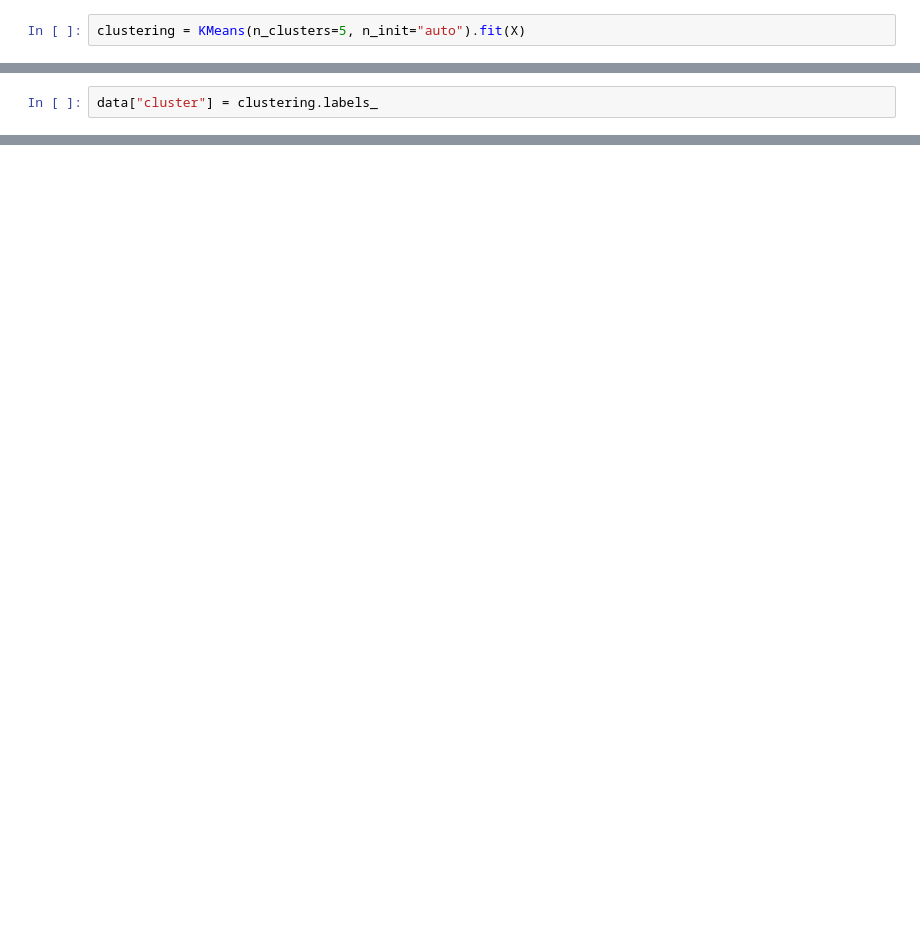
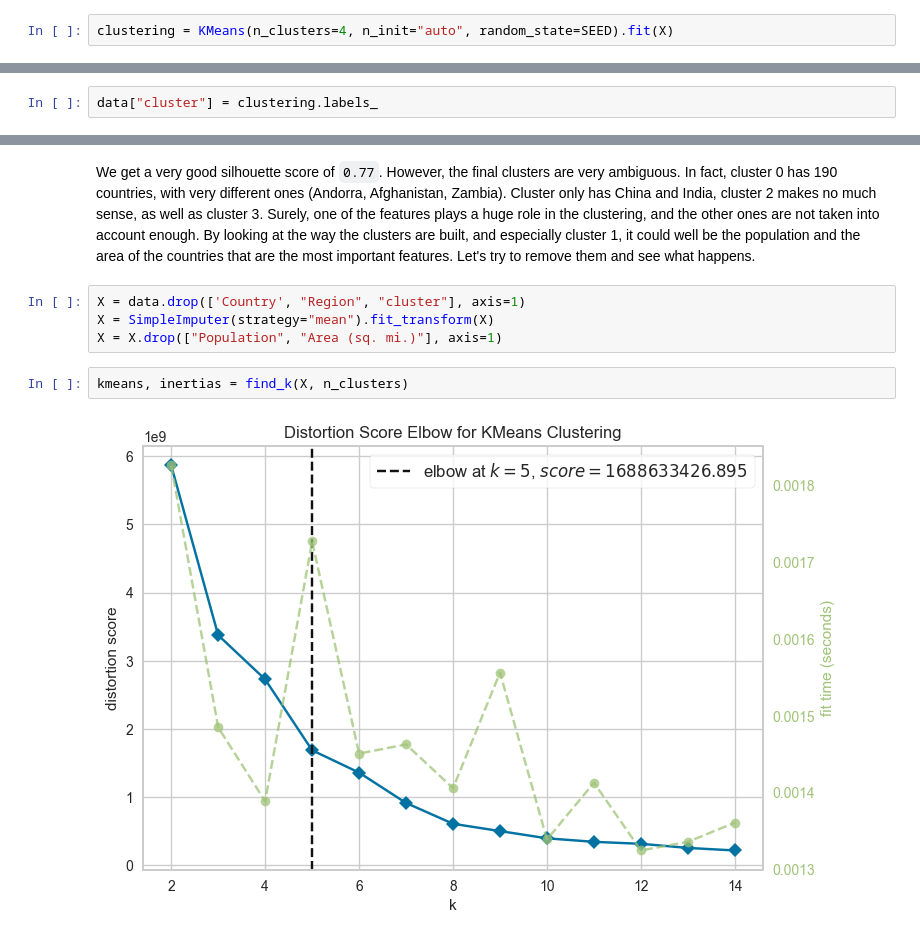
Before and after one commit to theo88400/FTML_RPGF, a Jupyter notebook: Exercise7/Exercise7.ipynb, the cells around one changed output, grey strips where cells are left out. Drawn from its saved outputs; the diff is of its cells as text; blank space fills up the shorter version.

```diff
--- a/Exercise7/Exercise7.ipynb
+++ b/Exercise7/Exercise7.ipynb
@@ -116,2 +90,2 @@ kneedle.plot_knee()
 # %%
-clustering = KMeans(n_clusters=5, n_init="auto").fit(X)
+clustering = KMeans(n_clusters=4, n_init="auto", random_state=SEED).fit(X)
@@ -149,0 +158,10 @@ data[["Country","cluster"]][data["cluster"] == 4]
+# %% [markdown]
+We get a very good silhouette score of `0.77`. However, the final clusters are very ambiguous. In fact, cluster 0 has 190 countries, with very different ones (Andorra, Afghanistan, Zambia). Cluster only has China and India, cluster 2 makes no much sense, as well as cluster 3. Surely, one of the features plays a huge role in the clustering, and the other ones are not taken into account enough. By looking at the way the clusters are built, and especially cluster 1, it could well be the population and the area of the countries that are the most important features. Let's try to remove them and see what happens.
+# %%
+X = data.drop(['Country', "Region", "cluster"], axis=1)
+X = SimpleImputer(strategy="mean").fit_transform(X)
+X = X.drop(["Population", "Area (sq. mi.)"], axis=1)
+# %%
+kmeans, inertias = find_k(X, n_clusters)
+# %% [output]
+[figure, added]
```
Also changed, not shown: parts of 39 cells of this notebook, 3 other files.
